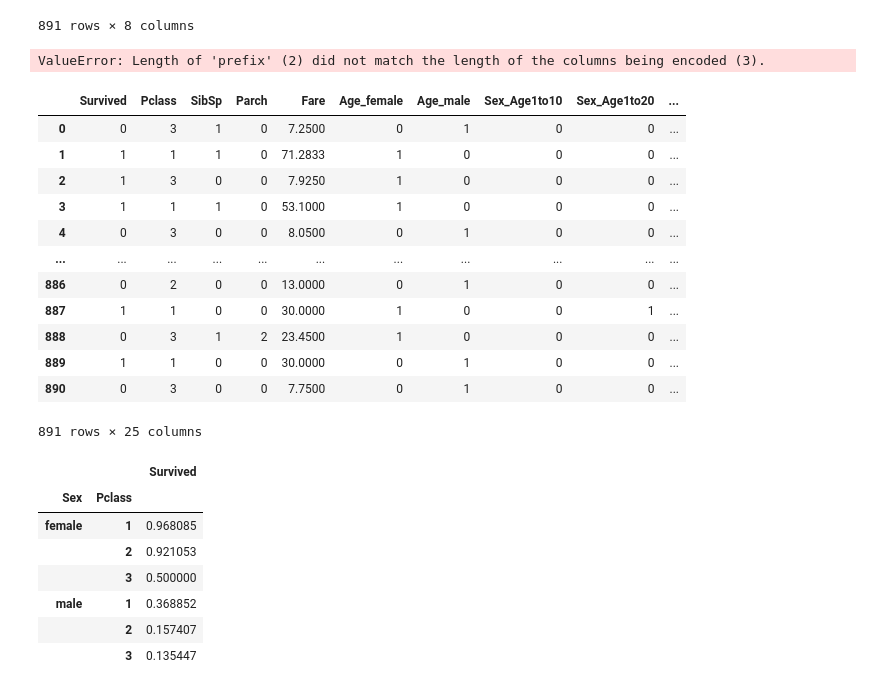
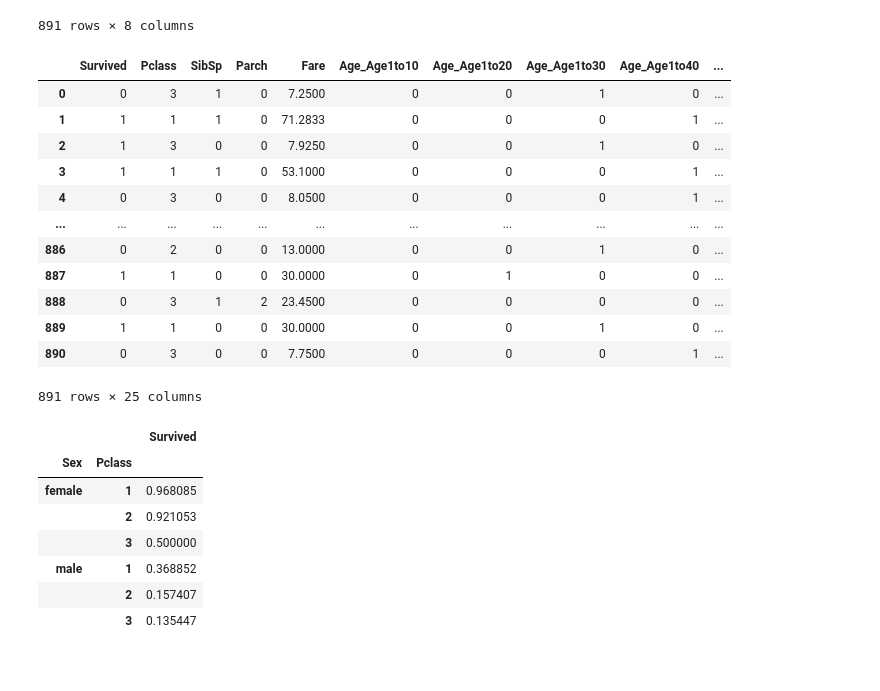
Before and after one commit to ypleungaa/DataScience_Learning, a Jupyter notebook: L10_Blackbox_ML_Titanic_.ipynb, the cells around one changed output. Saved outputs shown, nothing was run; the diff lists cells and outputs as text; code cells hidden in the pictures.

```diff
--- a/L10_Blackbox_ML_Titanic_.ipynb
+++ b/L10_Blackbox_ML_Titanic_.ipynb
@@ -309,25 +309,22 @@ df_train_r
 | 890 | 0 | 3 | male | Age1to40 | 0 | 0 | 7.7500 | 0 |
 891 rows × 8 columns
 # %%
-pd.get_dummies(df_train_r, prefix=['Sex','Cabin'])
+#Use "columns" but not "prefix" for the dummies
+pd.get_dummies(df_train_r, columns=['Age','Sex','Cabin'])
 # %% [output]
+|  | Survived | Pclass | SibSp | Parch | Fare | Age_Age1to10 | Age_Age1to20 | Age_Age1to30 | Age_Age1to40 | ... |
+| 0 | 0 | 3 | 1 | 0 | 7.2500 | 0 | 0 | 1 | 0 | ... |
+| 1 | 1 | 1 | 1 | 0 | 71.2833 | 0 | 0 | 0 | 1 | ... |
+| 2 | 1 | 3 | 0 | 0 | 7.9250 | 0 | 0 | 1 | 0 | ... |
+| 3 | 1 | 1 | 1 | 0 | 53.1000 | 0 | 0 | 0 | 1 | ... |
+| 4 | 0 | 3 | 0 | 0 | 8.0500 | 0 | 0 | 0 | 1 | ... |
+| ... | ... | ... | ... | ... | ... | ... | ... | ... | ... | ... |
+| 886 | 0 | 2 | 0 | 0 | 13.0000 | 0 | 0 | 1 | 0 | ... |
+| 887 | 1 | 1 | 0 | 0 | 30.0000 | 0 | 1 | 0 | 0 | ... |
+| 888 | 0 | 3 | 1 | 2 | 23.4500 | 0 | 0 | 0 | 0 | ... |
+| 889 | 1 | 1 | 0 | 0 | 30.0000 | 0 | 0 | 1 | 0 | ... |
+| 890 | 0 | 3 | 0 | 0 | 7.7500 | 0 | 0 | 0 | 1 | ... |
-ValueError: Length of 'prefix' (2) did not match the length of the columns being encoded (3).
+891 rows × 25 columns
-# %%
-pd.get_dummies(df_train_r, prefix=['Age','Sex','Cabin'])
-# %% [output]
-|  | Survived | Pclass | SibSp | Parch | Fare | Age_female | Age_male | Sex_Age1to10 | Sex_Age1to20 | ... |
-| 0 | 0 | 3 | 1 | 0 | 7.2500 | 0 | 1 | 0 | 0 | ... |
-| 1 | 1 | 1 | 1 | 0 | 71.2833 | 1 | 0 | 0 | 0 | ... |
-| 2 | 1 | 3 | 0 | 0 | 7.9250 | 1 | 0 | 0 | 0 | ... |
-| 3 | 1 | 1 | 1 | 0 | 53.1000 | 1 | 0 | 0 | 0 | ... |
-| 4 | 0 | 3 | 0 | 0 | 8.0500 | 0 | 1 | 0 | 0 | ... |
-| ... | ... | ... | ... | ... | ... | ... | ... | ... | ... | ... |
-| 886 | 0 | 2 | 0 | 0 | 13.0000 | 0 | 1 | 0 | 0 | ... |
-| 887 | 1 | 1 | 0 | 0 | 30.0000 | 1 | 0 | 0 | 1 | ... |
-| 888 | 0 | 3 | 1 | 2 | 23.4500 | 1 | 0 | 0 | 0 | ... |
-| 889 | 1 | 1 | 0 | 0 | 30.0000 | 0 | 1 | 0 | 0 | ... |
-| 890 | 0 | 3 | 0 | 0 | 7.7500 | 0 | 1 | 0 | 0 | ... |
-891 rows × 25 columns
 # %%
 df_train.groupby(["Sex","Pclass"]).agg({"Survived":"mean"})
 # %% [output]
```
